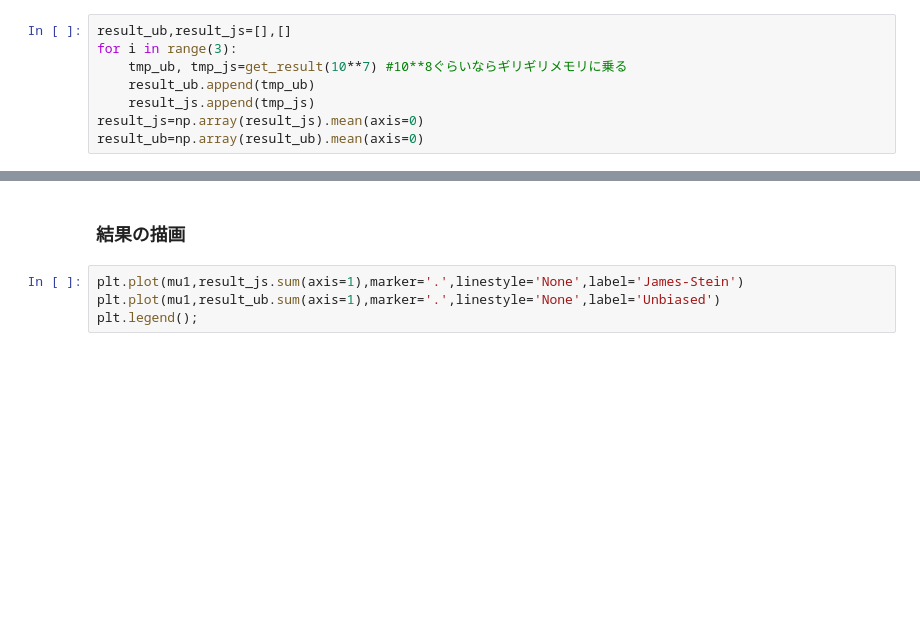
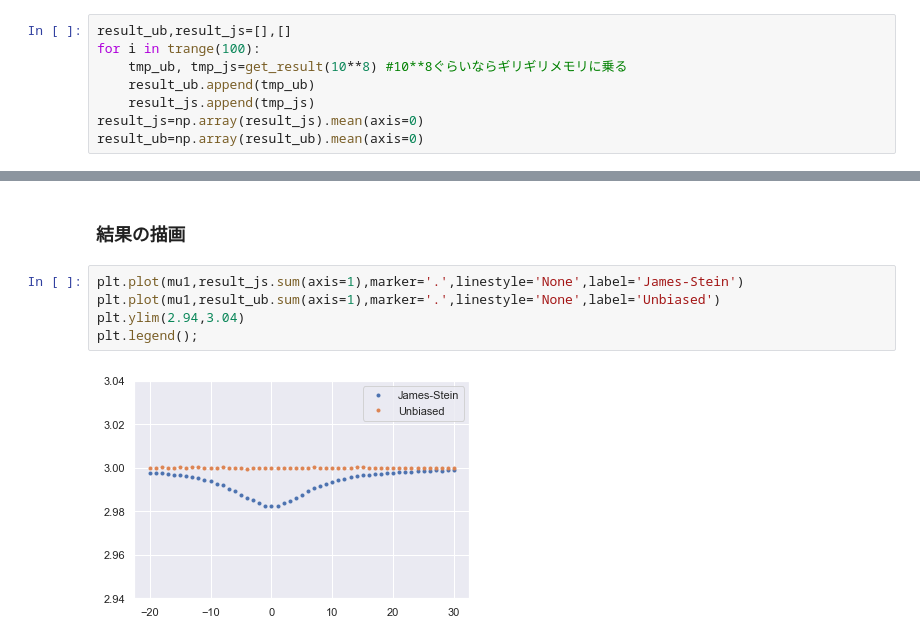
Before and after one commit to masakiaota/study, a Jupyter notebook: for_my_study/SteinsParadox.ipynb, the cells around one changed output, grey strips where cells are left out. Cells and saved outputs as stored; diff of their text form; blank space fills up the shorter version.

Commit message:
got steins paradox result

```diff
--- a/for_my_study/SteinsParadox.ipynb
+++ b/for_my_study/SteinsParadox.ipynb
@@ -83,8 +81,8 @@ def get_result(n_trial):
 ### n_trialを更にforで回し回数を稼ぐ
 # %%
 result_ub,result_js=[],[]
-for i in range(3):
-    tmp_ub, tmp_js=get_result(10**7) #10**8ぐらいならギリギリメモリに乗る
+for i in trange(100):
+    tmp_ub, tmp_js=get_result(10**8) #10**8ぐらいならギリギリメモリに乗る
     result_ub.append(tmp_ub)
     result_js.append(tmp_js)
 result_js=np.array(result_js).mean(axis=0)
@@ -94,7 +117,10 @@ result_ub=np.array(result_ub).mean(axis=0)
 # %%
 plt.plot(mu1,result_js.sum(axis=1),marker='.',linestyle='None',label='James-Stein')
 plt.plot(mu1,result_ub.sum(axis=1),marker='.',linestyle='None',label='Unbiased')
+plt.ylim(2.94,3.04)
 plt.legend();
+# %% [output]
+[figure, added]
 # %%
 plt.plot(mu1,result_js[:,0],marker='.',linestyle='None',label='mu_1')
 plt.plot(mu1,result_js[:,1],marker='.',linestyle='None',label='mu_2')
```
Also changed, not shown: parts of 4 cells of this notebook.
